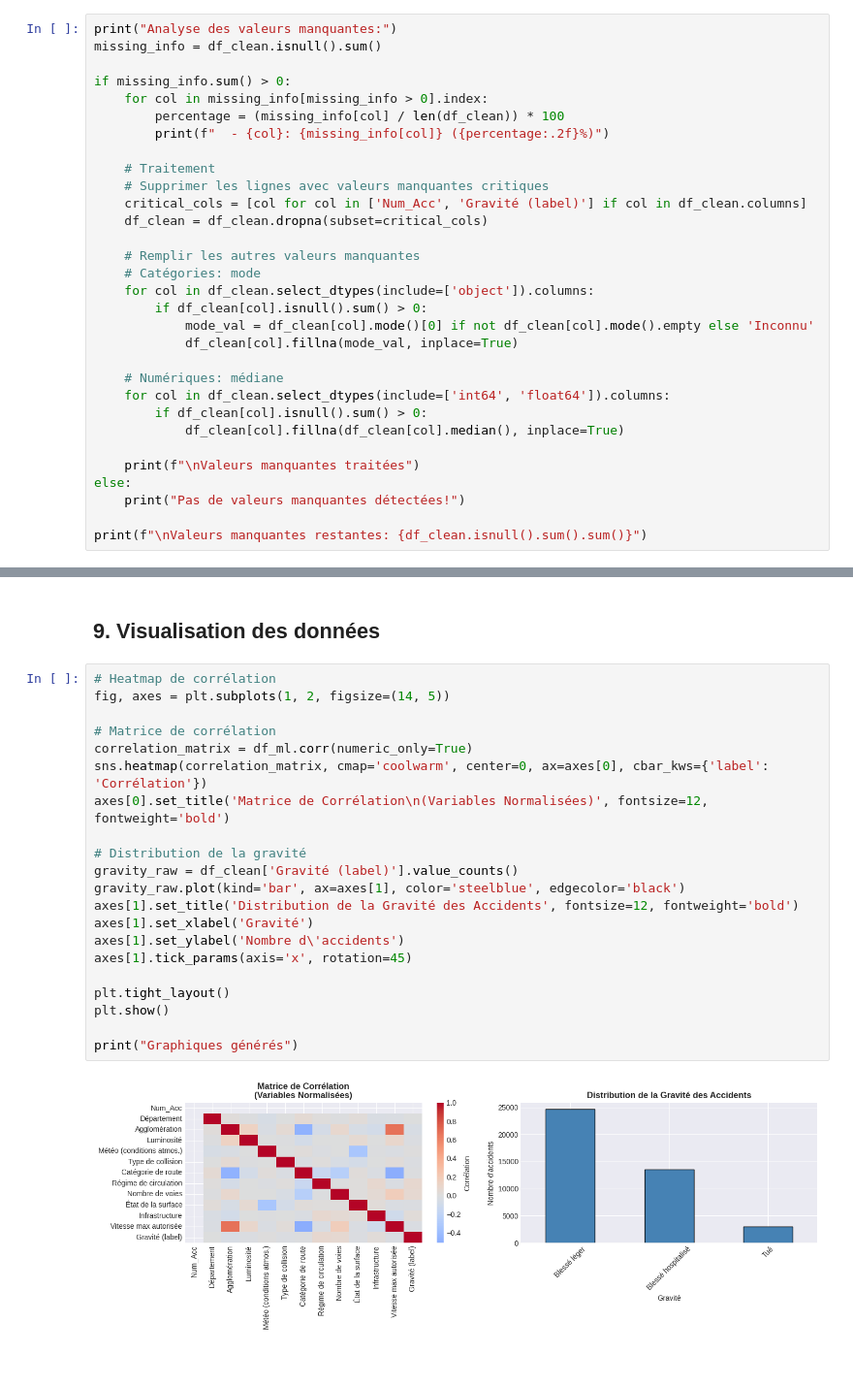
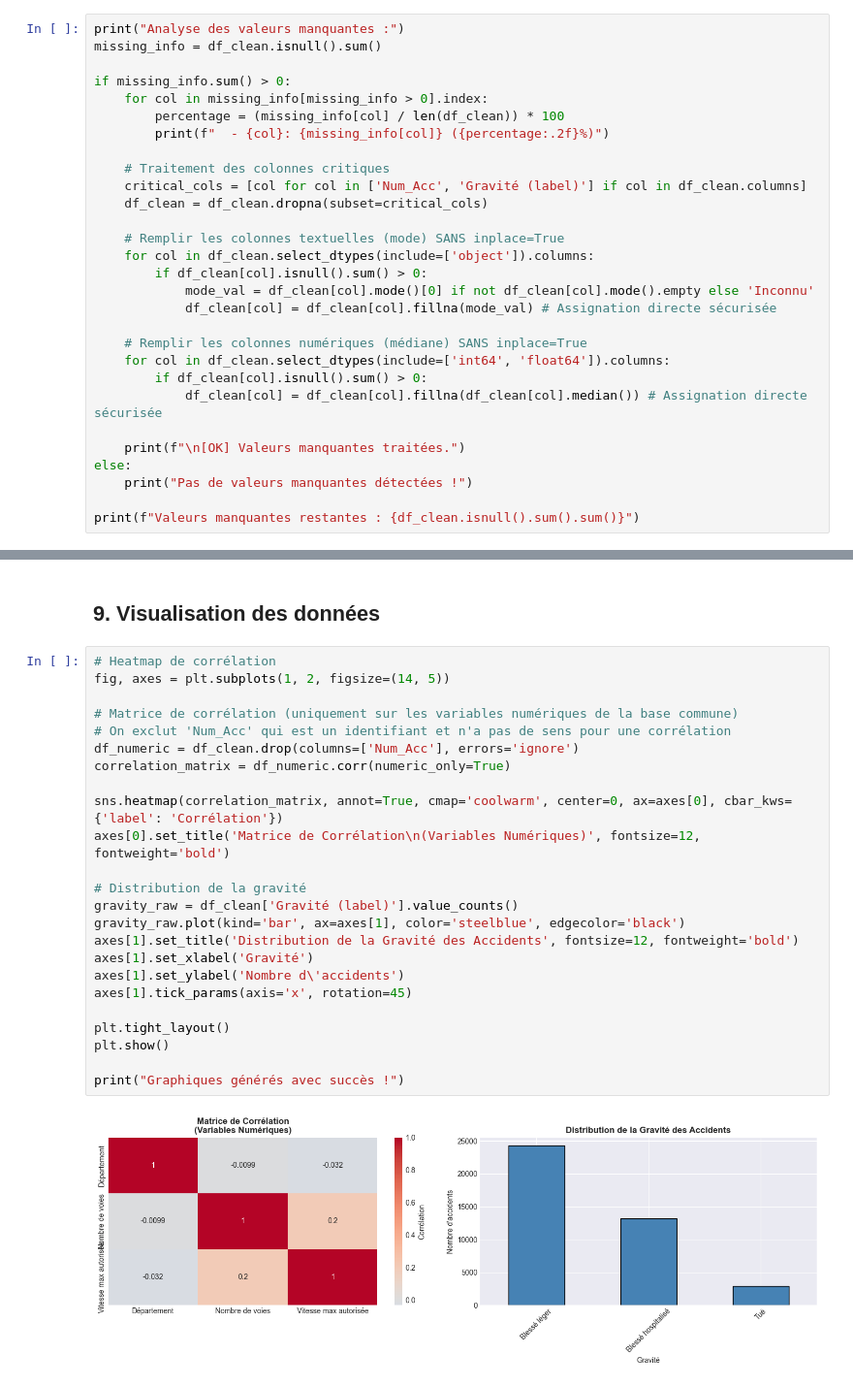
Before and after one commit to younesguehhoudi/ProjetData, a Jupyter notebook: notebooks/data_cleaning.ipynb, the cells around one changed output, grey strips where cells are left out. Shown at 97% size. Saved outputs shown, nothing was run; the diff lists cells and outputs as text.

Commit message:
Ajout travail Github: Nettoyage commun

```diff
--- a/notebooks/data_cleaning.ipynb
+++ b/notebooks/data_cleaning.ipynb
@@ -138,7 +138,7 @@ Doublons supprimés: 13221
 # %% [markdown]
 ### 5.2 Traitement des valeurs manquantes
 # %%
-print("Analyse des valeurs manquantes:")
+print("Analyse des valeurs manquantes :")
 missing_info = df_clean.isnull().sum()
 
 if missing_info.sum() > 0:
@@ -146,26 +146,24 @@ if missing_info.sum() > 0:
         percentage = (missing_info[col] / len(df_clean)) * 100
         print(f"  - {col}: {missing_info[col]} ({percentage:.2f}%)")
 
-    # Traitement
-    # Supprimer les lignes avec valeurs manquantes critiques
+    # Traitement des colonnes critiques
     critical_cols = [col for col in ['Num_Acc', 'Gravité (label)'] if col in df_clean.columns]
     df_clean = df_clean.dropna(subset=critical_cols)
 
-    # Remplir les autres valeurs manquantes
-    # Catégories: mode
+    # Remplir les colonnes textuelles (mode) SANS inplace=True
     for col in df_clean.select_dtypes(include=['object']).columns:
         if df_clean[col].isnull().sum() > 0:
             mode_val = df_clean[col].mode()[0] if not df_clean[col].mode().empty else 'Inconnu'
-            df_clean[col].fillna(mode_val, inplace=True)
+            df_clean[col] = df_clean[col].fillna(mode_val) # Assignation directe sécurisée
 
-    # Numériques: médiane
+    # Remplir les colonnes numériques (médiane) SANS inplace=True
     for col in df_clean.select_dtypes(include=['int64', 'float64']).columns:
         if df_clean[col].isnull().sum() > 0:
-            df_clean[col].fillna(df_clean[col].median(), inplace=True)
+            df_clean[col] = df_clean[col].fillna(df_clean[col].median()) # Assignation directe sécurisée
 
-    print(f"\nValeurs manquantes traitées")
+    print(f"\n[OK] Valeurs manquantes traitées.")
 else:
-    print("Pas de valeurs manquantes détectées!")
+    print("Pas de valeurs manquantes détectées !")
 
-print(f"\nValeurs manquantes restantes: {df_clean.isnull().sum().sum()}")
+print(f"Valeurs manquantes restantes : {df_clean.isnull().sum().sum()}")
 # %% [output]
@@ -347,23 +252,26 @@ Nettoyage terminé avec succès!
 # %%
 # Heatmap de corrélation
 fig, axes = plt.subplots(1, 2, figsize=(14, 5))
 
-# Matrice de corrélation
-correlation_matrix = df_ml.corr(numeric_only=True)
-sns.heatmap(correlation_matrix, cmap='coolwarm', center=0, ax=axes[0], cbar_kws={'label': 'Corrélation'})
-axes[0].set_title('Matrice de Corrélation\n(Variables Normalisées)', fontsize=12, fontweight='bold')
+# Matrice de corrélation (uniquement sur les variables numériques de la base commune)
+# On exclut 'Num_Acc' qui est un identifiant et n'a pas de sens pour une corrélation
+df_numeric = df_clean.drop(columns=['Num_Acc'], errors='ignore')
+correlation_matrix = df_numeric.corr(numeric_only=True)
+
+sns.heatmap(correlation_matrix, annot=True, cmap='coolwarm', center=0, ax=axes[0], cbar_kws={'label': 'Corrélation'})
+axes[0].set_title('Matrice de Corrélation\n(Variables Numériques)', fontsize=12, fontweight='bold')
 
 # Distribution de la gravité
 gravity_raw = df_clean['Gravité (label)'].value_counts()
 gravity_raw.plot(kind='bar', ax=axes[1], color='steelblue', edgecolor='black')
 axes[1].set_title('Distribution de la Gravité des Accidents', fontsize=12, fontweight='bold')
 axes[1].set_xlabel('Gravité')
 axes[1].set_ylabel('Nombre d\'accidents')
 axes[1].tick_params(axis='x', rotation=45)
 
 plt.tight_layout()
 plt.show()
 
-print("Graphiques générés")
+print("Graphiques générés avec succès !")
 # %% [output]
-[figure, old version]
+[figure, new version]
```
Also changed, not shown: parts of 12 cells of this notebook.
